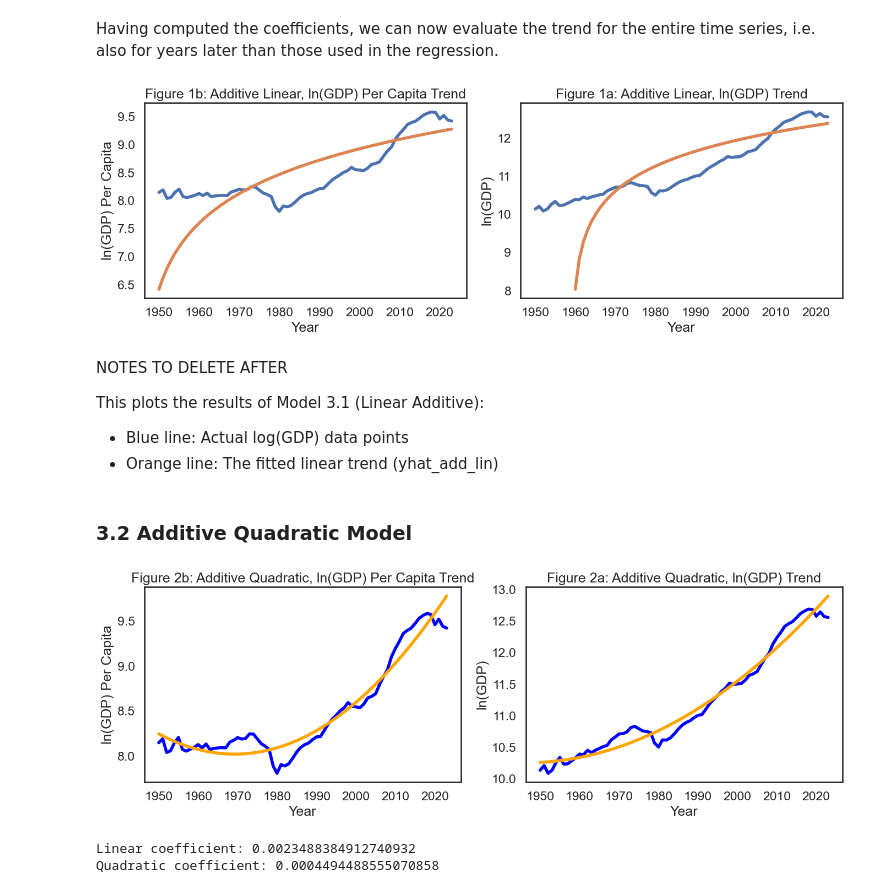
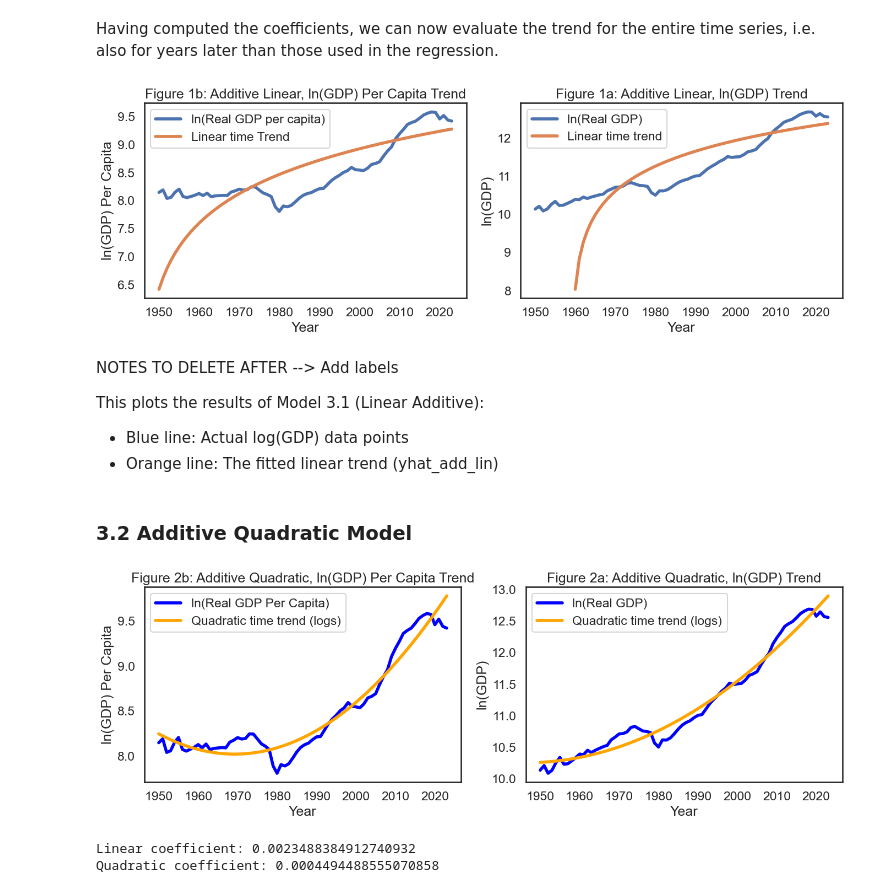
Before and after one commit to ikedasakii/EC2B1_group_project, a Jupyter notebook: find_GDP_trend.ipynb, the cells around one changed output. Drawn from its saved outputs; the diff is of its cells as text; code cells hidden in the pictures.

```diff
--- a/find_GDP_trend.ipynb
+++ b/find_GDP_trend.ipynb
@@ -158,36 +158,36 @@ for t in range(T):  # Changed from T_all to T
 # Convert into log-units
 yhat_add_lin_pc = np.log(Yhat_add_lin_pc)
 # %%
-lw = 4
-
-# Visualisations for Additive Linear
+# Visualizations for Additive Linear
 
 plt.figure(figsize=(14, 5))
 
 # Panel 1b: GDP Per Capita
 plt.subplot(1, 2, 1)
-plt.plot(data['year'], np.log(data['rgdpe_pc']), linewidth=lw)
-plt.plot(data['year'], yhat_add_lin_pc, linewidth=lw)
+plt.plot(data['year'], np.log(data['rgdpe_pc']), linewidth=lw, label='ln(Real GDP per capita)')
+plt.plot(data['year'], yhat_add_lin_pc, linewidth=lw, label='Linear time Trend')
 plt.xlabel("Year")
 plt.ylabel("ln(GDP) Per Capita")
 plt.title("Figure 1b: Additive Linear, ln(GDP) Per Capita Trend")
 plt.xticks(range(1950, 2030, 10))
+plt.legend()
 
 # Panel 1a: Total GDP
 plt.subplot(1, 2, 2)
-plt.plot(data['year'], np.log(data['rgdpe']), linewidth=lw)
-plt.plot(data['year'], yhat_add_lin_gdp, linewidth=lw)
+plt.plot(data['year'], np.log(data['rgdpe']), linewidth=lw, label='ln(Real GDP)')
+plt.plot(data['year'], yhat_add_lin_gdp, linewidth=lw, label='Linear time trend')
 plt.xlabel("Year")
 plt.ylabel("ln(GDP)")
 plt.title("Figure 1a: Additive Linear, ln(GDP) Trend")
 plt.xticks(range(1950, 2030, 10))
+plt.legend()
 
 plt.tight_layout()
 plt.show()
 # %% [output]
-[figure, old version]
+[figure, new version]
 # %% [markdown]
-NOTES TO DELETE AFTER
+NOTES TO DELETE AFTER --> Add labels
 
 This plots the results of Model 3.1 (Linear Additive):
 
@@ -231,32 +231,34 @@ for t in range(T):
 # %%
 lw = 4
 
 # Figure 2: Additive Quadratic - Two panels
 
 plt.figure(figsize=(14, 5))
 
 # Panel 2b: GDP Per Capita (LEFT)
 plt.subplot(1, 2, 1)
-plt.plot(data['year'], np.log(data['rgdpe_pc']), linewidth=lw, color='blue')
-plt.plot(data['year'], yhat_add_quad_pc, linewidth=lw, color='orange')
+plt.plot(data['year'], np.log(data['rgdpe_pc']), linewidth=lw, color='blue', label='ln(Real GDP Per Capita)')
+plt.plot(data['year'], yhat_add_quad_pc, linewidth=lw, color='orange', label='Quadratic time trend (logs)')
 plt.xlabel("Year")
 plt.ylabel("ln(GDP) Per Capita")
 plt.title("Figure 2b: Additive Quadratic, ln(GDP) Per Capita Trend")
-plt.xticks(range(1950, 2030, 10))  # Ticks every 10 years
+plt.xticks(range(1950, 2030, 10))
+plt.legend()
 
 # Panel 2a: Total GDP (RIGHT)
 plt.subplot(1, 2, 2)
-plt.plot(data['year'], np.log(data['rgdpe']), linewidth=lw, color='blue')
-plt.plot(data['year'], yhat_add_quad_gdp, linewidth=lw, color='orange')
+plt.plot(data['year'], np.log(data['rgdpe']), linewidth=lw, color='blue', label='ln(Real GDP)')
+plt.plot(data['year'], yhat_add_quad_gdp, linewidth=lw, color='orange', label='Quadratic time trend (logs)')
 plt.xlabel("Year")
 plt.ylabel("ln(GDP)")
 plt.title("Figure 2a: Additive Quadratic, ln(GDP) Trend")
-plt.xticks(range(1950, 2030, 10))  # Ticks every 10 years
+plt.xticks(range(1950, 2030, 10))
+plt.legend()
 
 plt.tight_layout()
 plt.show()
 # %% [output]
-[figure, old version]
+[figure, new version]
 # %%
 print(f"Linear coefficient: {b_add_quad_lin_gdp}")
 print(f"Quadratic coefficient: {b_add_quad_sq_gdp}")
```
Also changed, not shown: parts of 3 cells of this notebook.
